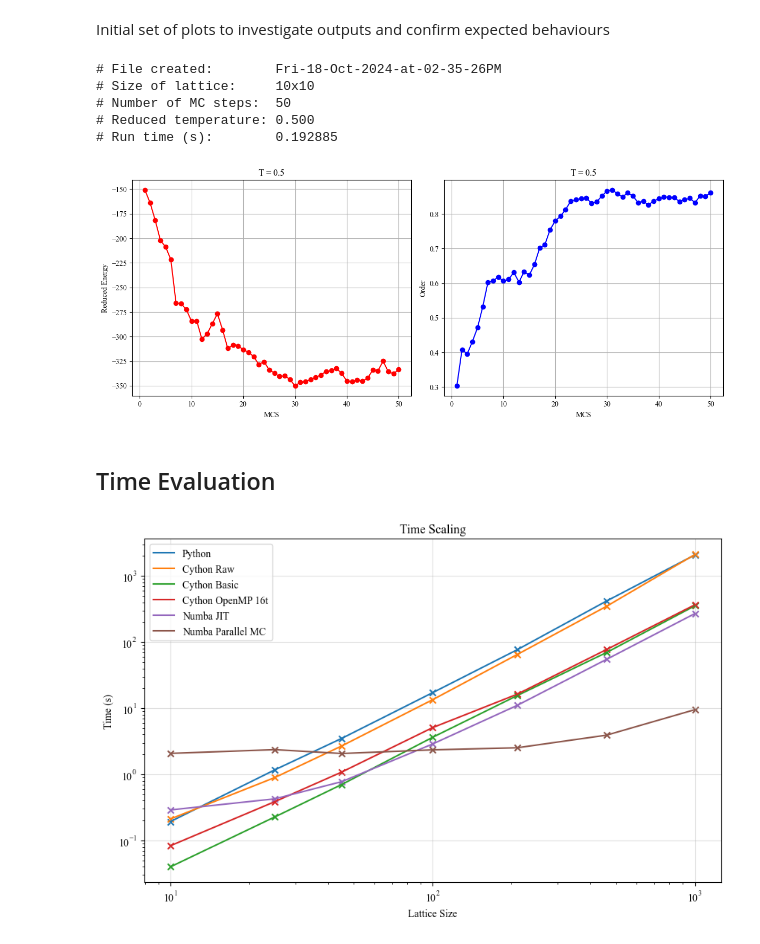
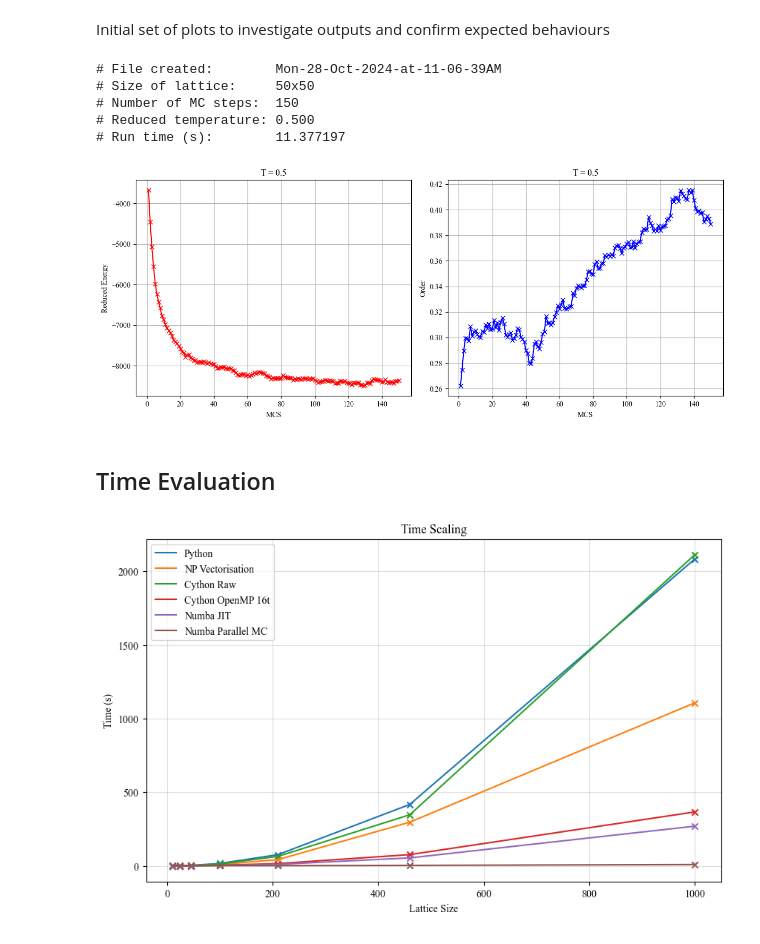
Before and after one commit to Viola03/accelerating_lebwhollasher, a Jupyter notebook: post_processing.ipynb, the cells around one changed output. Cells and saved outputs as stored; diff of their text form; code cells hidden in the pictures.

Commit message:
New validation plot/cleaned up timing plots

```diff
--- a/post_processing.ipynb
+++ b/post_processing.ipynb
@@ -10,7 +10,9 @@ import re
 
 plt.rcParams["font.family"] = "Times New Roman"
 # %%
-csv_file_path = r"outputs\LL-Output-Fri-18-Oct-2024-at-02-35-26PM.txt"
+#csv_file_path = r"outputs\LL-Output-Fri-18-Oct-2024-at-02-35-26PM.txt"
+
+csv_file_path = r"outputs\LL-Output-Mon-28-Oct-2024-at-11-06-39AM.txt"
 
 metadata = pd.read_csv(csv_file_path, header=None, nrows=6)
 
@@ -29,18 +31,18 @@ print(time)
 df = pd.read_csv(csv_file_path, skiprows=9,  sep='\s+')
 df.columns = ['MC_Step', 'Ratio', 'Energy', 'Order']
 # %% [output]
-# File created:        Fri-18-Oct-2024-at-02-35-26PM
-# Size of lattice:     10x10
-# Number of MC steps:  50
+# File created:        Mon-28-Oct-2024-at-11-06-39AM
+# Size of lattice:     50x50
+# Number of MC steps:  150
 # Reduced temperature: 0.500
-# Run time (s):        0.192885
+# Run time (s):        11.377197
 # %%
 # Checking Convergence
 plt.figure(figsize=(12, 5))
 
 # Subplot for Energy vs MC_Step
 plt.subplot(1, 2, 1)
-plt.plot(df['MC_Step'], df['Energy'], marker='o', color='r')
+plt.plot(df['MC_Step'], df['Energy'], marker='x', color='r')
 plt.title('T = 0.5')
 plt.xlabel('MCS')
 plt.ylabel('Reduced Energy')
@@ -48,7 +50,7 @@ plt.grid()
 
 # Subplot for Order vs MC_Step
 plt.subplot(1, 2, 2)
-plt.plot(df['MC_Step'], df['Order'], marker='o', color='b')
+plt.plot(df['MC_Step'], df['Order'], marker='x', color='b')
 plt.title('T = 0.5')
 plt.xlabel('MCS')
 plt.ylabel('Order')
@@ -58,7 +60,7 @@ plt.grid()
 plt.tight_layout()
 plt.show()
 # %% [output]
-[figure, old version]
+[figure, new version]
 # %% [markdown]
 ## Time Evaluation
 # %%
@@ -105,37 +107,37 @@ plt.plot(df['Size'], df['Time'], label='Python')
 
 #Numpy Vectorisation
 plt.scatter(npvector['Size'], npvector['Time'], marker='x')
-plt.plot(npvector['Size'], npvector['Time'], label='Python')
+plt.plot(npvector['Size'], npvector['Time'], label='NP Vectorisation')
 
 #Raw Cythonised Data
 plt.scatter(cythonrawdf['Size'], cythonrawdf['Time'], marker='x')
 plt.plot(cythonrawdf['Size'], cythonrawdf['Time'], label='Cython Raw')
 
 #Basic Cython
-plt.scatter(cythonbasic['Size'], cythonbasic['Time'], marker='x')
-plt.plot(cythonbasic['Size'],  cythonbasic['Time'], label='Cython Basic')
+# plt.scatter(cythonbasic['Size'], cythonbasic['Time'], marker='x')
+# plt.plot(cythonbasic['Size'],  cythonbasic['Time'], label='Cython Basic')
 
 #OpenMP Cython
 plt.scatter( cythonfull['Size'], cythonfull['Time'], marker='x')
 plt.plot(cythonfull['Size'], cythonfull['Time'], label='Cython OpenMP 16t')
 
 #Numba JIT
 plt.scatter(numbaj['Size'], numbaj['Time'], marker='x')
 plt.plot(numbaj['Size'], numbaj['Time'], label='Numba JIT')
 
 #Numba Parallel MC
 plt.scatter(numbapMC['Size'], numbapMC['Time'], marker='x')
 plt.plot(numbapMC['Size'], numbapMC['Time'], label='Numba Parallel MC')
 
 
 #Formatting
-plt.yscale('log')
-plt.xscale('log')
+#plt.yscale('log')
+#plt.xscale('log')
 plt.title('Time Scaling')
 plt.xlabel('Lattice Size')
 plt.ylabel('Time (s)')
 plt.grid(True, alpha=0.4)
 plt.legend()
 plt.show()
 # %% [output]
-[figure, old version]
+[figure, new version]
```
Also changed, not shown: parts of 2 cells of this notebook, 1 other file.
